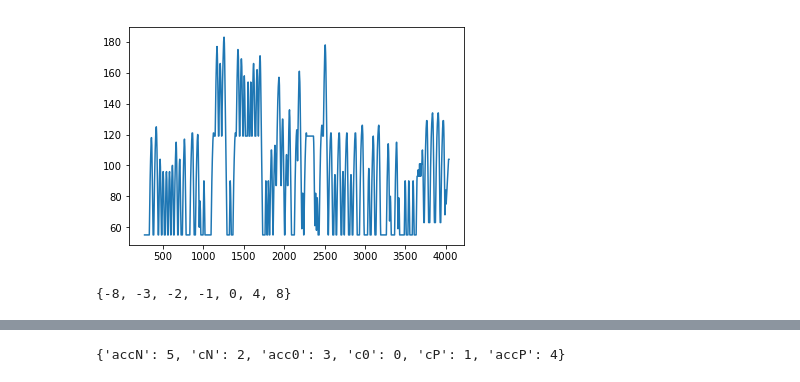
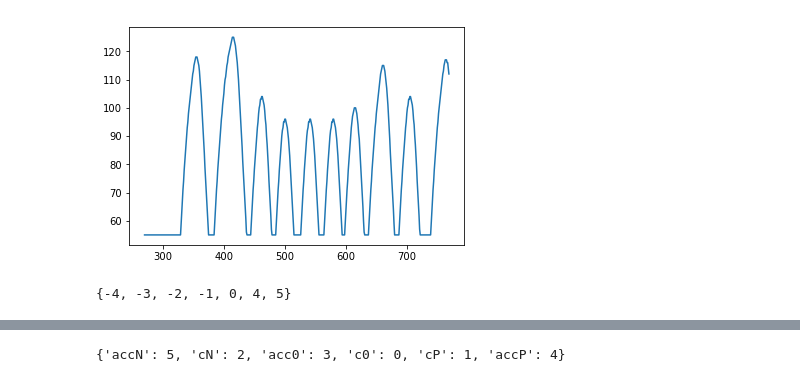
Before and after one commit to JoeOsborn/mechlearn, a Jupyter notebook: mechlearn/Segmentation.ipynb, the cells around one changed output, grey strips where cells are left out. Drawn from its saved outputs; the diff is of its cells as text; code cells hidden in the pictures.

```diff
--- a/mechlearn/Segmentation.ipynb
+++ b/mechlearn/Segmentation.ipynb
@@ -16,34 +16,35 @@ kept = []
 
 
 for track in sorted(tracks[1]):
     trackID = track[0]
     trackDict = track[1]
     trackDat = []
     for t in sorted(trackDict):
         trackDat.append([t] + list(trackDict[t][1]))
     trackDat = np.array(trackDat)
     if trackID in tracksToKeep:
         kept.append(trackDat)
     #plt.plot(trackDat[:,0],256-trackDat[:,2])
     #plt.show()
 
 for track in sorted(tracks[0]):
     trackID = track
     track = tracks[0][trackID]
     trackDict = track
     trackDat = []
     for t in sorted(trackDict):
         trackDat.append([t] + list(trackDict[t][1]))
     trackDat = np.array(trackDat)
     if trackID in tracksToKeep:
         kept.append(trackDat)
     #plt.plot(trackDat[:,0],256-trackDat[:,2])
     #plt.show()
 track = np.vstack(kept)
+track = track[:500,:]
 plt.plot(track[:,0],256-track[:,2])
 plt.show()
 # %% [output]
-[figure, old version]
+[figure, new version]
 # %%
 def thresholds(vals, t_window=5):
     last_diff = 0
@@ -66,7 +67,7 @@ velocities = track[1:,axis]-track[:-1,axis]
 
 thresholds(velocities)
 # %% [output]
-{-8, -3, -2, -1, 0, 4, 8}
+{-4, -3, -2, -1, 0, 4, 5}
 # %%
 def samey_intervals(vals, t_window=5):
     last_diff = 0
```
Also changed, not shown: parts of 13 cells of this notebook.
